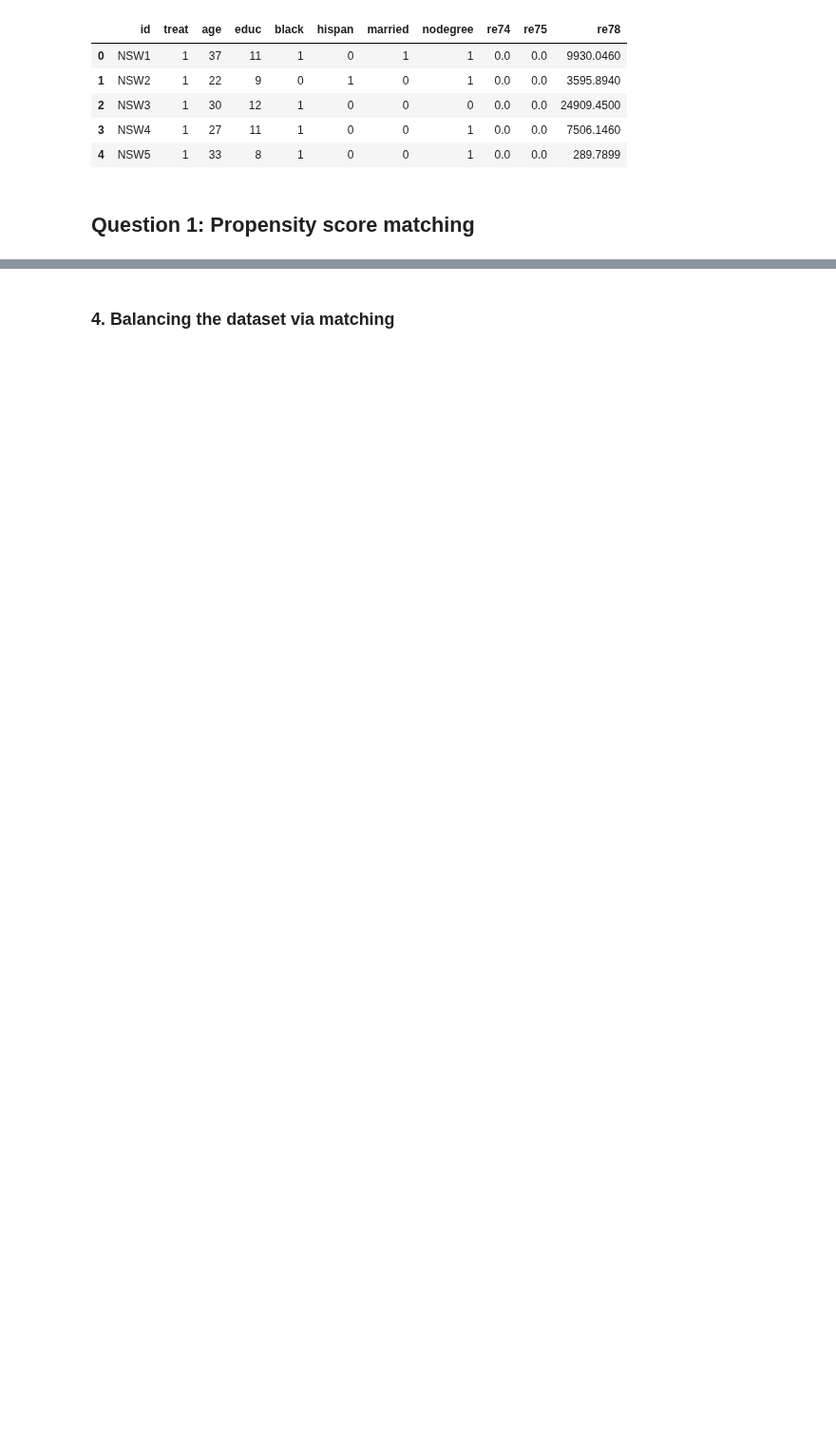
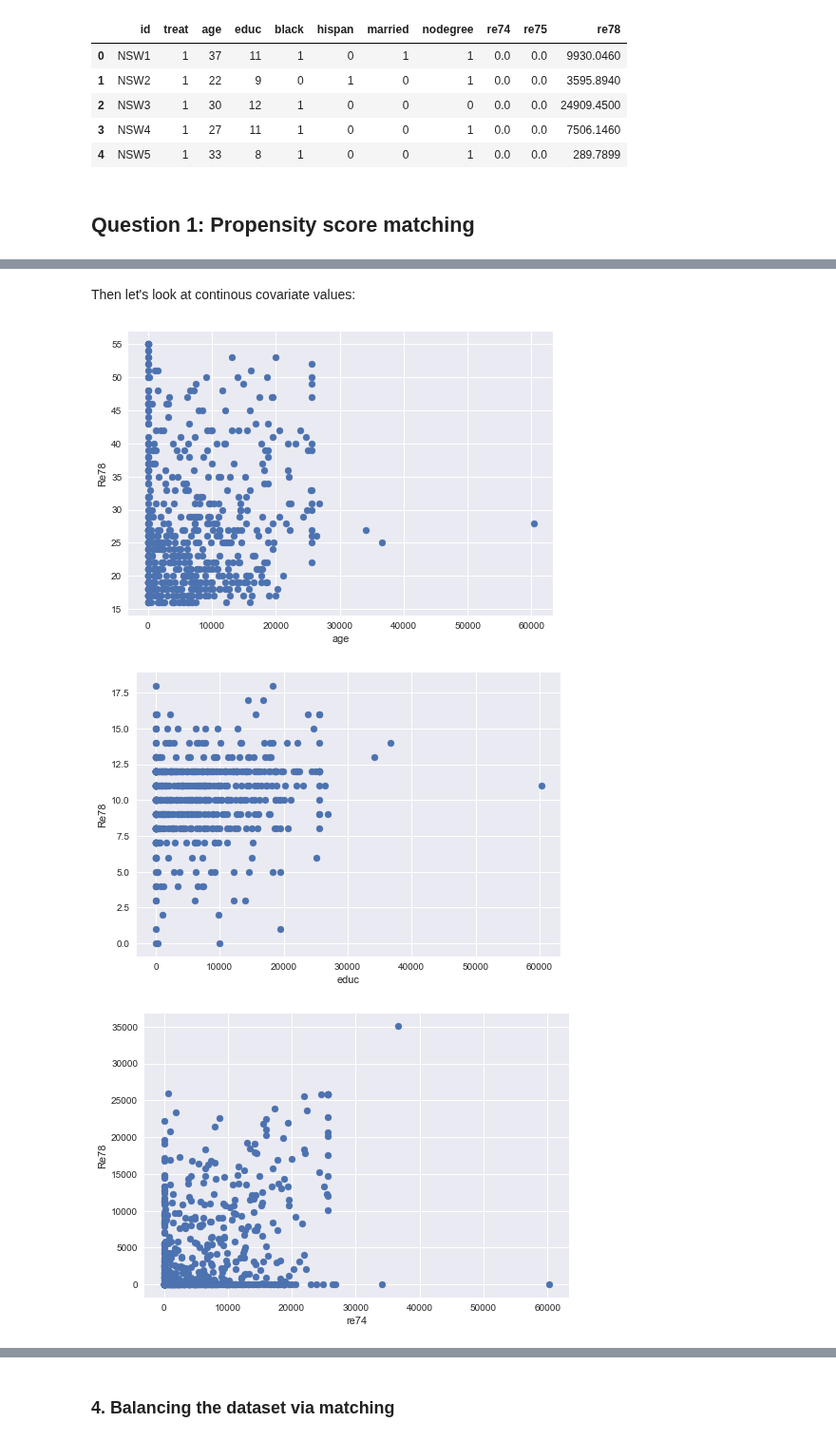
Before and after one commit to GauravPasari/ADA_Group_Tota_Pasari_Prelot, a Jupyter notebook: 04 - Applied ML/Homework4.ipynb, the cells around one changed output, grey strips where cells are left out. Shown at 95% size. Cells and saved outputs as stored; diff of their text form; code cells hidden in the pictures; blank space fills up the shorter version.

```diff
--- a/04 - Applied ML/Homework4.ipynb
+++ b/04 - Applied ML/Homework4.ipynb
@@ -31,0 +110,15 @@ What might a naive "researcher" conclude from this superficial analysis?
+# %% [markdown]
+Then let's look at continous covariate values:
+# %%
+continous_features = ['age','educ','re74','re75']
+# %%
+for ft in continous_features:
+    plt.scatter(df['re78'], df[ft])
+    #plt.title('Feature: %s (jittered)'%(ft))
+    plt.xlabel(ft)
+    plt.ylabel('Re78')
+    plt.show()
+# %% [output]
+[figure, added]
+[figure, added]
+[figure, added]
```
Also changed, not shown: parts of 30 cells of this notebook.
